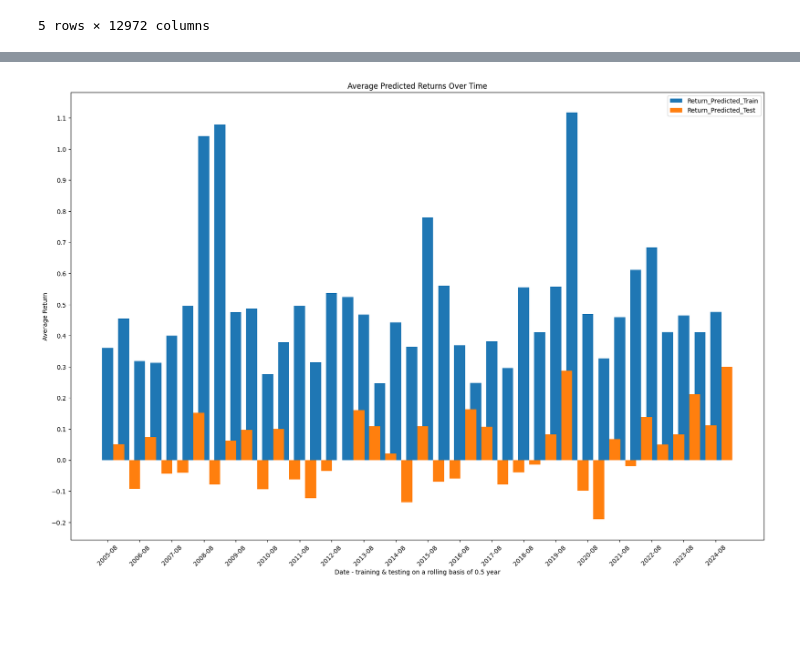
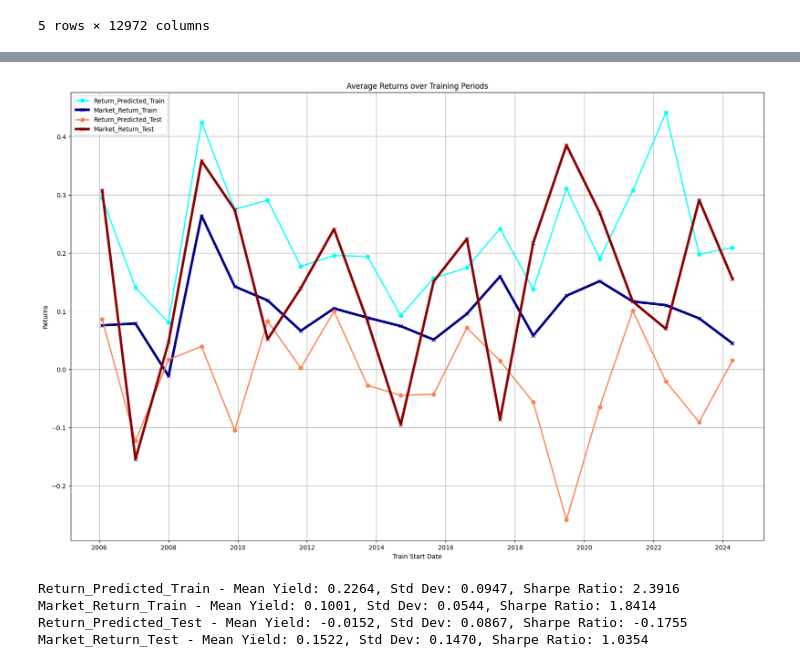
Before and after one commit to slang5/Sharp_Predict_V1, a Jupyter notebook: 2_linear_model.ipynb, the cells around one changed output, grey strips where cells are left out. Saved outputs shown, nothing was run; the diff lists cells and outputs as text; code cells hidden in the pictures; blank space fills up the shorter version.

```diff
--- a/2_linear_model.ipynb
+++ b/2_linear_model.ipynb
@@ -168,7 +286,14 @@ Ticker_per_Period = {}
 # %%
-quantile_above = 0.90
+Train_start_list = metrics_perf_df['Train Start'].unique().tolist()
+Ticker_per_Period = {}
+
+quantile_above = 0.75
 for train_start in Train_start_list:
-    quantile_n = metrics_perf_df[metrics_perf_df['Train Start'] == train_start].Return_Predicted_Train.quantile(quantile_above)
+    quantile_n = metrics_perf_df[metrics_perf_df['Train Start'] == train_start].Ratio_Train.quantile(quantile_above)
     selected_tickers = metrics_perf_df[(metrics_perf_df['Train Start'] == train_start) &
-                                       (metrics_perf_df['Return_Predicted_Train'] >= quantile_n)]['Ticker'].tolist()
+                                       (metrics_perf_df['Ratio_Train'] >= quantile_n)]['Ticker'].tolist()
     Ticker_per_Period[train_start] = selected_tickers
+
+print("Selected Tickers per Training Period:")
+for period, tickers in Ticker_per_Period.items():
+    print(f"{period}: {tickers}")
@@ -252,12 +428,10 @@ metrics_perf_selected_df.to_csv('model/linear/metrics_performance_selected.csv',
 # %%
 # lets compute the average Return_Predicted_Train and Return_Predicted_Test for Train Start dates batch
-metrics_summary = metrics_perf_selected_df.groupby('Train Start').agg({
+summary_graph_selected = metrics_perf_selected_df.groupby(['Train Start', 'Train End', 'Test Start', 'Test End']).agg({
     'Return_Predicted_Train': 'mean',
+    'Market_Return_Train': 'mean',
     'Return_Predicted_Test': 'mean',
+    'Market_Return_Test': 'mean',
 })
-
-summary_graph = metrics_perf_selected_df.groupby(['Train Start', 'Train End', 'Test Start', 'Test End']).agg({
-    'Return_Predicted_Train': 'mean',
-    'Return_Predicted_Test': 'mean',
-})
-summary_graph.to_csv('model/linear/metrics_summary.csv', index=True)
+summary_graph_selected.to_csv('model/linear/metrics_selected_summary.csv', index=True)
+summary_graph_selected
@@ -264,15 +457,30 @@ summary_graph.to_csv('model/linear/metrics_summary.csv', index=True)
 # %%
+linewidth_market = 4
+linewidth_model = 2
 plt.figure(figsize=(20, 13))
-plt.bar(metrics_summary.index - pd.Timedelta(days=0), metrics_summary['Return_Predicted_Train'], width=252*duration_period, label='Return_Predicted_Train', alpha=1)
-plt.bar(metrics_summary.index + pd.Timedelta(days=252*duration_period), metrics_summary['Return_Predicted_Test'], width=252*duration_period, label='Return_Predicted_Test', alpha=1)
-plt.xlabel(f'Date - training & testing on a rolling basis of {round(duration_period, 3)} year{"s" if duration_period > 1 else ""}')
-plt.ylabel('Average Return')
-tick_positions = metrics_summary.index[::2]  # Every n ticks
-tick_labels = [d.strftime('%Y-%m') for d in tick_positions]  # Format as Year-Month
-plt.xticks(tick_positions, tick_labels, rotation=45)
-plt.yticks(np.arange(round(min(metrics_summary.min()) * 1.1, 1), round(max(metrics_summary.max()) * 1.1, 1), 0.1))  # Ticks from -1.0 to 1.0 in 0.1 steps
-plt.title('Average Predicted Returns Over Time')
+plt.plot(summary_graph_selected.index.get_level_values('Train Start'), summary_graph_selected['Return_Predicted_Train'], label='Return_Predicted_Train', marker='o', linewidth=linewidth_model, color='cyan')
+plt.plot(summary_graph_selected.index.get_level_values('Train Start'), summary_graph_selected['Market_Return_Train'], label='Market_Return_Train', marker='x', linewidth=linewidth_market, color='darkblue')
+plt.plot(summary_graph_selected.index.get_level_values('Train Start'), summary_graph_selected['Return_Predicted_Test'], label='Return_Predicted_Test', marker='o', linewidth=linewidth_model, color='coral')
+plt.plot(summary_graph_selected.index.get_level_values('Train Start'), summary_graph_selected['Market_Return_Test'], label='Market_Return_Test', marker='x', linewidth=linewidth_market, color='darkred')
+plt.xlabel('Train Start Date')
+plt.ylabel('Returns')
+plt.title('Average Returns over Training Periods')
 plt.legend()
+plt.grid()
 plt.show()
 # %% [output]
-[figure, old version]
+[figure, new version]
+# %%
+# Compute yield and std for each series from summary_graph
+
+for serie in ['Return_Predicted_Train', 'Market_Return_Train', 'Return_Predicted_Test', 'Market_Return_Test']:
+    yields = summary_graph_selected[serie].values
+    mean_yield = np.mean(yields)
+    std_yield = np.std(yields)
+    sharpe_ratio = mean_yield / std_yield if std_yield != 0 else 0
+    print(f"{serie} - Mean Yield: {mean_yield:.4f}, Std Dev: {std_yield:.4f}, Sharpe Ratio: {sharpe_ratio:.4f}")
+# %% [output]
+Return_Predicted_Train - Mean Yield: 0.2264, Std Dev: 0.0947, Sharpe Ratio: 2.3916
+Market_Return_Train - Mean Yield: 0.1001, Std Dev: 0.0544, Sharpe Ratio: 1.8414
+Return_Predicted_Test - Mean Yield: -0.0152, Std Dev: 0.0867, Sharpe Ratio: -0.1755
+Market_Return_Test - Mean Yield: 0.1522, Std Dev: 0.1470, Sharpe Ratio: 1.0354
```
Also changed, not shown: parts of 17 cells of this notebook, 4 other files.
